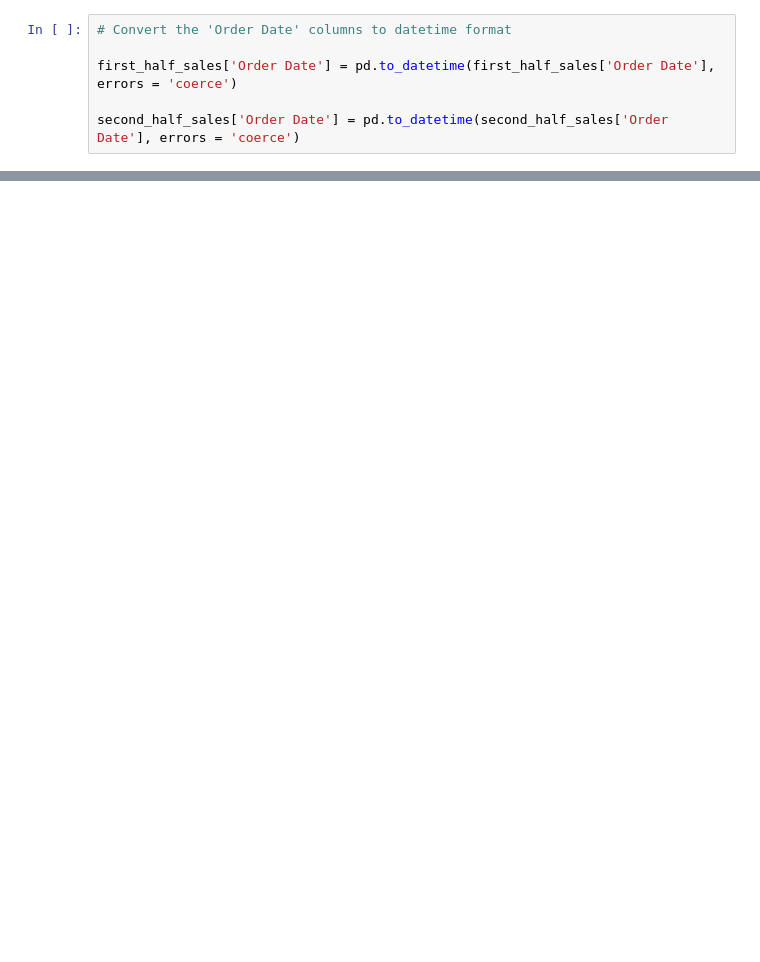
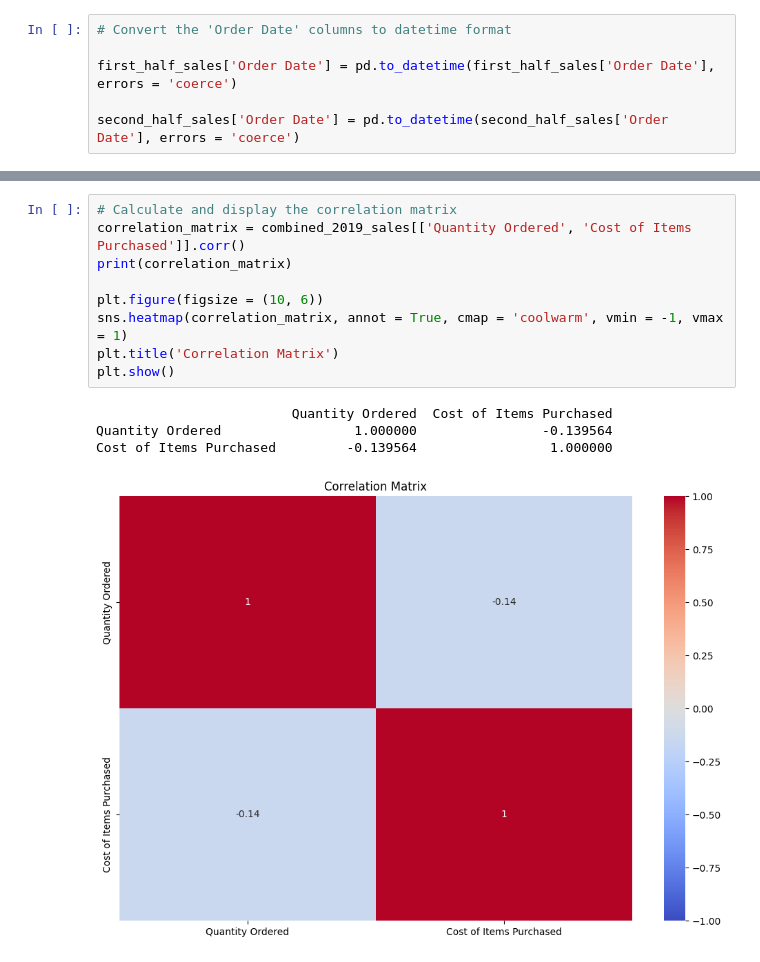
Before and after one commit to BamBamOguns/Sales_Analysis_And_Dashboarding, a Jupyter notebook: main.ipynb, the cells around one changed output, grey strips where cells are left out. Saved outputs shown, nothing was run; the diff lists cells and outputs as text; blank space fills up the shorter version.

```diff
--- a/main.ipynb
+++ b/main.ipynb
@@ -612,0 +1061,14 @@ ValueError: cannot convert float NaN to integer
+# %%
+# Calculate and display the correlation matrix
+correlation_matrix = combined_2019_sales[['Quantity Ordered', 'Cost of Items Purchased']].corr()
+print(correlation_matrix)
+
+plt.figure(figsize = (10, 6))
+sns.heatmap(correlation_matrix, annot = True, cmap = 'coolwarm', vmin = -1, vmax = 1)
+plt.title('Correlation Matrix')
+plt.show()
+# %% [output]
+                         Quantity Ordered  Cost of Items Purchased
+Quantity Ordered                 1.000000                -0.139564
+Cost of Items Purchased         -0.139564                 1.000000
+[figure, added]
```
Also changed, not shown: parts of 43 cells of this notebook.
